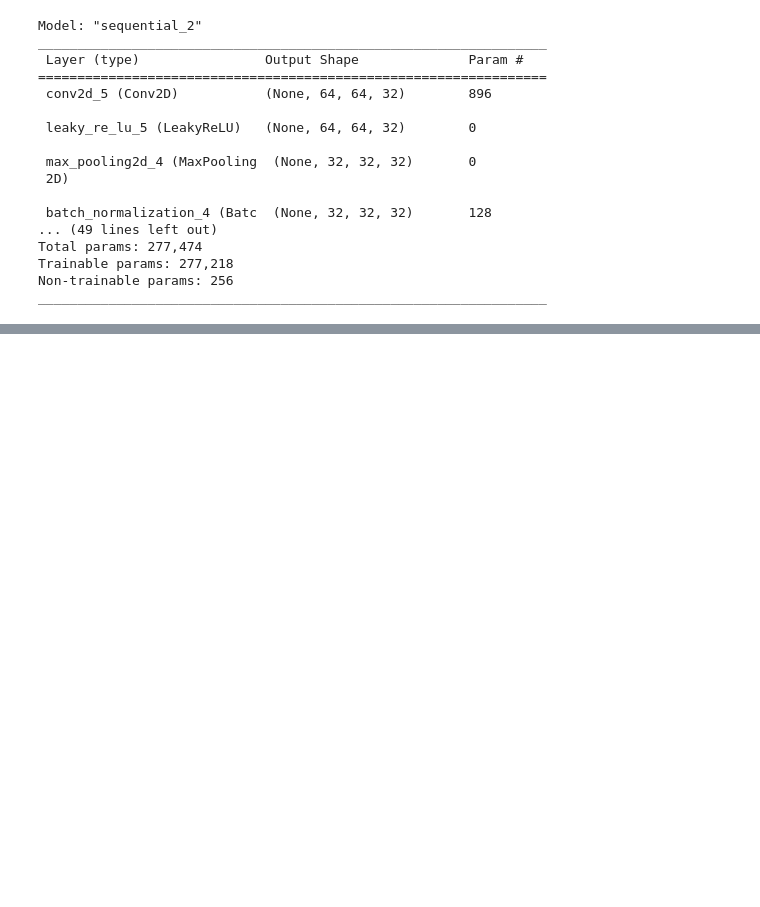
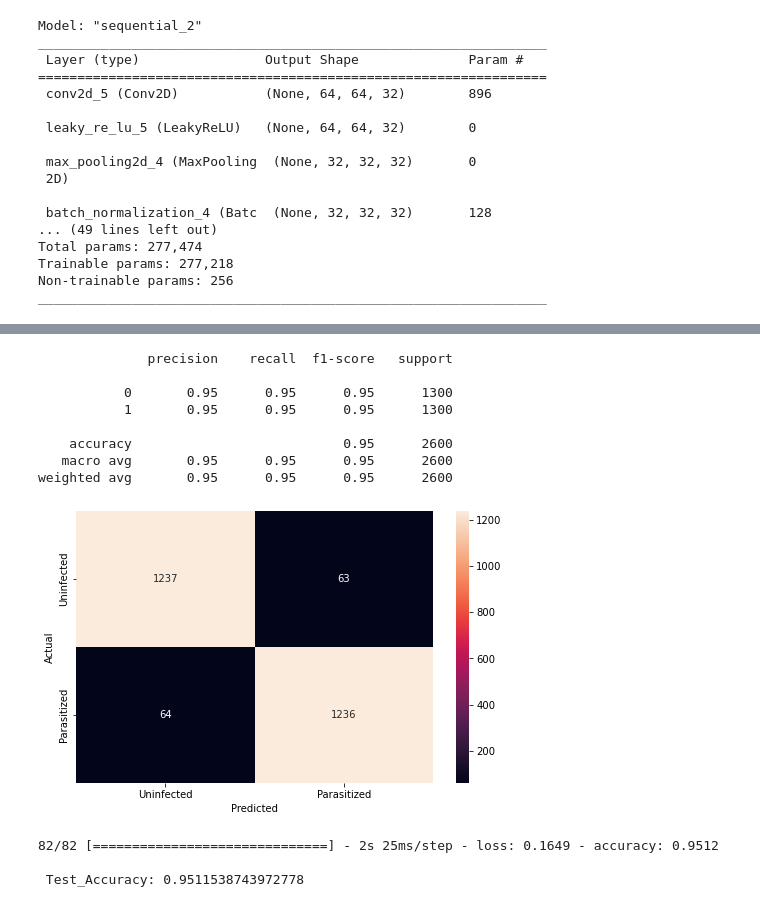
Before and after one commit to julesz12345/Malaria-Detection, a Jupyter notebook: Code.ipynb, the cells around one changed output, grey strips where cells are left out. Drawn from its saved outputs; the diff is of its cells as text; code cells hidden in the pictures; blank space fills up the shorter version.

```diff
--- a/Code.ipynb
+++ b/Code.ipynb
@@ -229,5 +232,8 @@ _________________________________________________________________
 model.compile(loss="binary_crossentropy", optimizer=adam, metrics = ['accuracy'])
 # %%
 # Creating callbacks
-callbacks = [EarlyStopping(monitor='val_loss', patience=2),
+callbacks = [EarlyStopping(monitor='val_loss', patience=4),
              ModelCheckpoint('.mdl_wts.hdf5', monitor='val_loss', save_best_only=True)]
+# %%
+# Fitting model
+history = model.fit(train_images,train_labels,batch_size=32,callbacks=callbacks,validation_split=0.2,epochs=20,verbose=1)
@@ -233,0 +247,34 @@ callbacks = [EarlyStopping(monitor='val_loss', patience=2),
+# %%
+# plotting the accuracies
+pred = model.predict(test_images)
+pred = np.argmax(pred,axis = 1)
+y_true = np.argmax(test_labels,axis = 1)
+
+#Printing the classification report
+print(classification_report(y_true,pred))
+
+#Plotting the heatmap using confusion matrix
+cm = confusion_matrix(y_true,pred)
+plt.figure(figsize=(8,5))
+sns.heatmap(cm, annot=True,  fmt='.0f', xticklabels=['Uninfected', 'Parasitized'], yticklabels=['Uninfected', 'Parasitized'])
+plt.ylabel('Actual')
+plt.xlabel('Predicted')
+plt.show()
+# %% [output]
+              precision    recall  f1-score   support
+
+           0       0.95      0.95      0.95      1300
+           1       0.95      0.95      0.95      1300
+
+    accuracy                           0.95      2600
+   macro avg       0.95      0.95      0.95      2600
+weighted avg       0.95      0.95      0.95      2600
+[figure, added]
+# %%
+# Evaluate the model to calculate the accuracy
+accuracy = model.evaluate(test_images, test_labels, verbose=1)
+print('\n', 'Test_Accuracy:', accuracy[1])
+# %% [output]
+82/82 [==============================] - 2s 25ms/step - loss: 0.1649 - accuracy: 0.9512
+
+ Test_Accuracy: 0.9511538743972778
```
Also changed, not shown: parts of 2 cells of this notebook.
